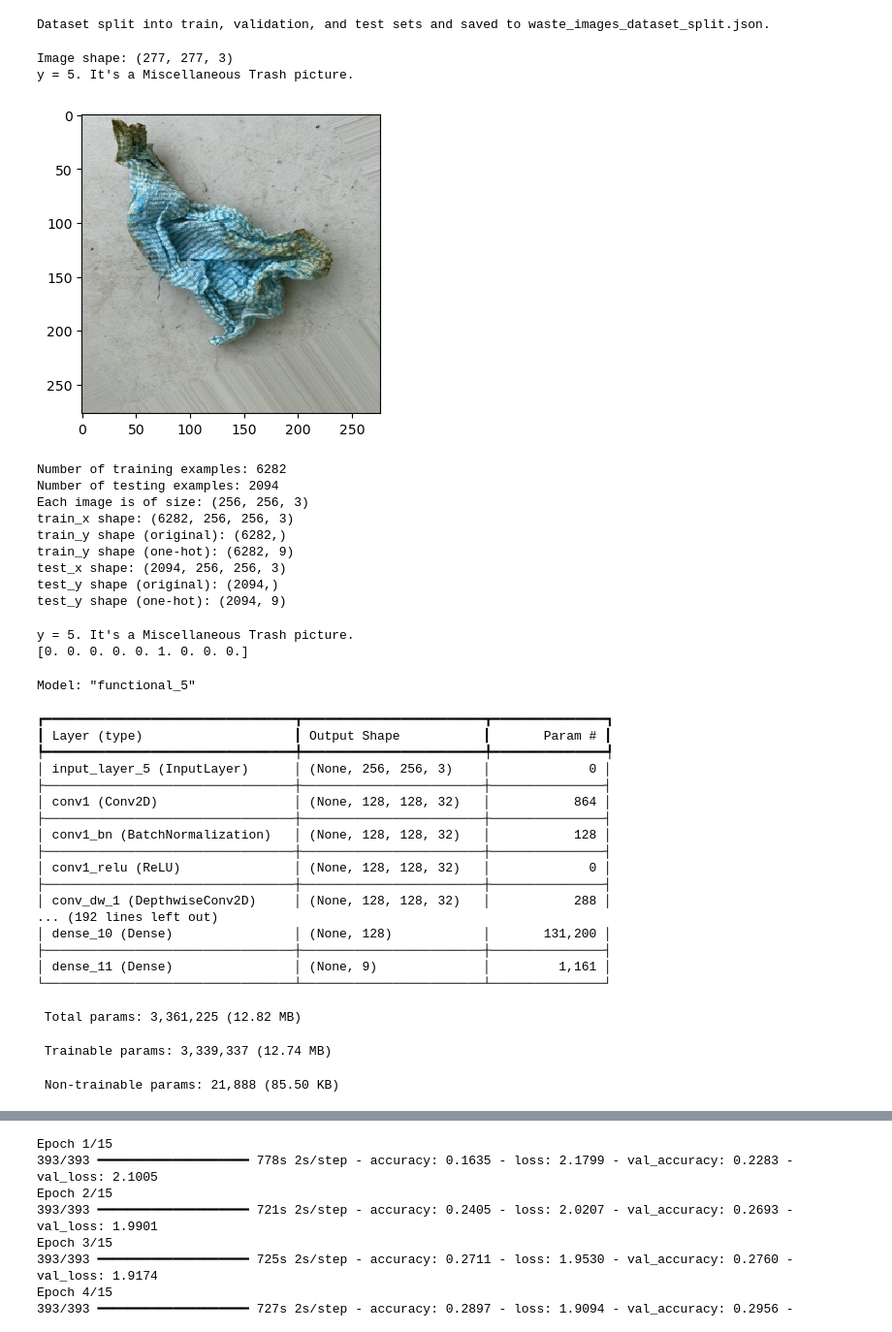
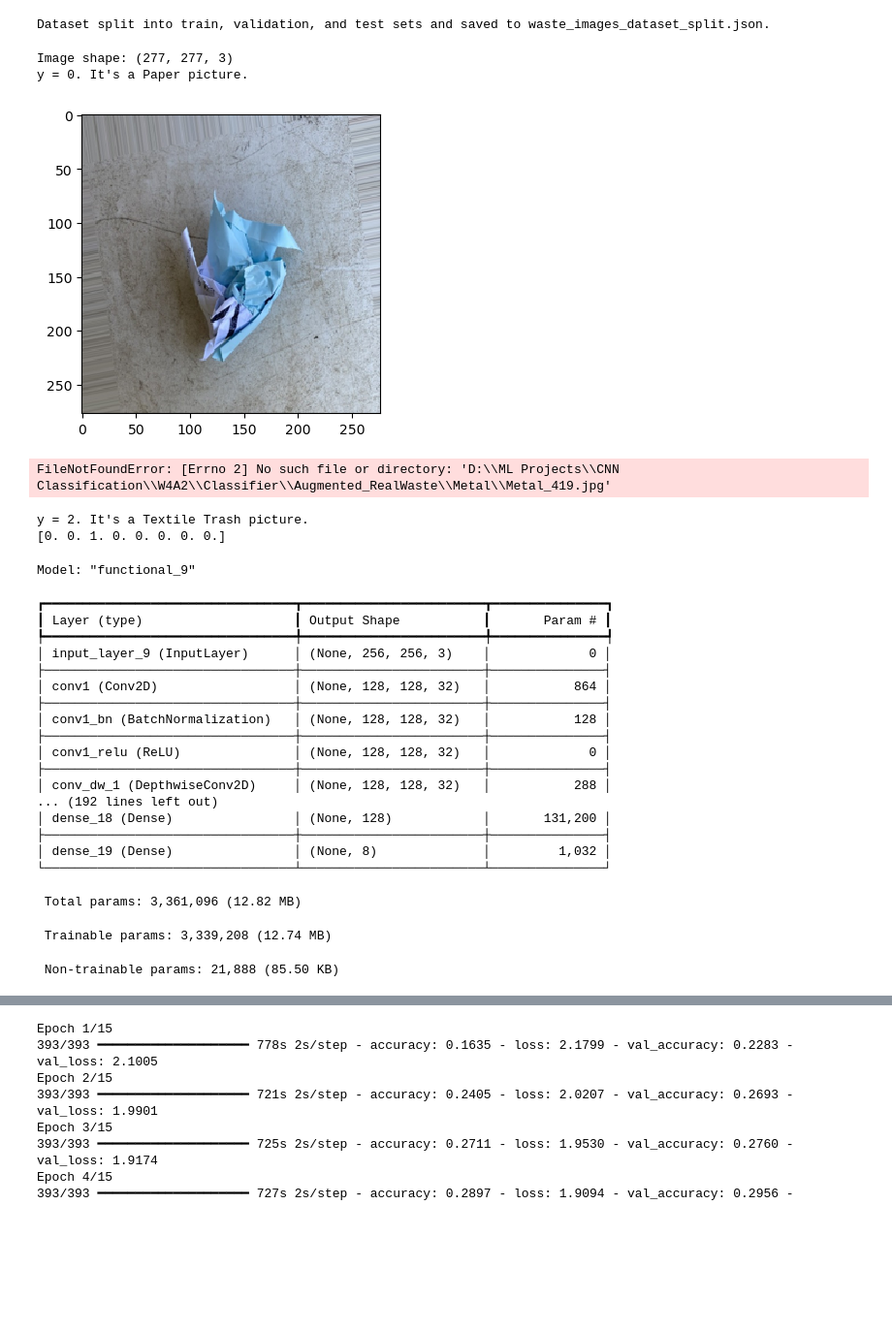
Before and after one commit to NimanthaAdikaram/CNN-Project-VisionX, a Jupyter notebook: Classifier.ipynb, the cells around one changed output, grey strips where cells are left out. Shown at 97% size. Saved outputs shown, nothing was run; the diff lists cells and outputs as text; code cells hidden in the pictures; blank space fills up the shorter version.

```diff
--- a/Classifier.ipynb
+++ b/Classifier.ipynb
@@ -100,7 +97,7 @@ print("Augmentation completed!")
 Augmentation completed!
 # %%
 # Set your directory path where the images are stored
-image_dir = r'D:\ML Projects\CNN Classification\W4A2\Classifier\Augmented_RealWaste'
+image_dir = r'D:\ML Projects\CNN Classification\W4A2\Classifier\BalancedAugmentedDataset'
 data = []
 
 # Iterate through each type of waste folder
@@ -154,36 +151,36 @@ Dataset split into train, validation, and test sets and saved to waste_images_da
 # %%
 # Load the dataset from the JSON file
 json_file_path = 'waste_images_dataset_split.json'
 
 with open(json_file_path, 'r') as json_file:
     dataset = json.load(json_file)
 
 # Example of using the training set
 train_data = dataset['train']
 train_x = train_data['X']  # Image paths
 train_y = train_data['y']   # Labels
 
 # Choose an index to display an image
-index = 389
+index = 6
 num_px = 277
 
 # Load the image from the specified path
 image_path = train_x[index]
 image = Image.open(image_path).resize((num_px, num_px))  # Resize as necessary
 plt.imshow(image)
 
 # Print the shape of the image
 print("Image shape:", np.array(image).shape)
 
 # Get the corresponding label
 label = train_y_names[index]
 label_number = train_y[index]
-print("y = " + str(label_number) + ". It's a " + label + " picture.")
-classes = ["Glass", "Plastic", "Metal", "Miscellaneous Trash", "Cardboard", "Food Organics", "Textile Trash", "Paper", "Vegetation"]
+print("y = " + str(label_number) + ". It's a " + label + " picture.") # 0-paper,
+classes = ["Paper", "Plastic", "Textile Trash", "Food Organics", "Cardboard", "Metal", "Vegetation", "Glass"]
 # %% [output]
 Image shape: (277, 277, 3)
-y = 5. It's a Miscellaneous Trash picture.
+y = 0. It's a Paper picture.
-[figure, old version]
+[figure, new version]
 # %%
 from sklearn.preprocessing import OneHotEncoder
 import numpy as np
@@ -232,15 +229,7 @@ print("test_x shape: " + str(test_x.shape))
 print("test_y shape (original): " + str(test_y.shape))
 print("test_y shape (one-hot): " + str(test_y_one_hot.shape))
 # %% [output]
-Number of training examples: 6282
-Number of testing examples: 2094
-Each image is of size: (256, 256, 3)
-train_x shape: (6282, 256, 256, 3)
-train_y shape (original): (6282,)
-train_y shape (one-hot): (6282, 9)
-test_x shape: (2094, 256, 256, 3)
-test_y shape (original): (2094,)
-test_y shape (one-hot): (2094, 9)
+FileNotFoundError: [Errno 2] No such file or directory: 'D:\\ML Projects\\CNN Classification\\W4A2\\Classifier\\Augmented_RealWaste\\Metal\\Metal_419.jpg'
 # %%
 # Get the corresponding label
 label = train_y_names[index]
@@ -248,15 +237,15 @@ label_number = train_y[index]
 print("y = " + str(label_number) + ". It's a " + label + " picture.")
 print(train_y_one_hot[index])
 # %% [output]
-y = 5. It's a Miscellaneous Trash picture.
-[0. 0. 0. 0. 0. 1. 0. 0. 0.]
+y = 2. It's a Textile Trash picture.
+[0. 0. 1. 0. 0. 0. 0. 0.]
 # %%
 from tensorflow.keras.applications import MobileNet
 from tensorflow.keras import layers, models
 
 # Load the InceptionV3 model with pre-trained ImageNet weights
 MobileNet_base_model = MobileNet(weights='imagenet', include_top=False, input_shape=(256, 256, 3))
-num_classes = 9
+num_classes = 8
 
 # Add custom classification layers
 x = layers.GlobalAveragePooling2D()(MobileNet_base_model.output)  # Global average pooling instead of flattening
@@ -269,11 +258,11 @@ MobileNet_model = models.Model(inputs=MobileNet_base_model.input, outputs=output
 # Summary
 MobileNet_model.summary()
 # %% [output]
-Model: "functional_5"
+Model: "functional_9"
 ┏━━━━━━━━━━━━━━━━━━━━━━━━━━━━━━━━━┳━━━━━━━━━━━━━━━━━━━━━━━━┳━━━━━━━━━━━━━━━┓
 ┃ Layer (type)                    ┃ Output Shape           ┃       Param # ┃
 ┡━━━━━━━━━━━━━━━━━━━━━━━━━━━━━━━━━╇━━━━━━━━━━━━━━━━━━━━━━━━╇━━━━━━━━━━━━━━━┩
-│ input_layer_5 (InputLayer)      │ (None, 256, 256, 3)    │             0 │
+│ input_layer_9 (InputLayer)      │ (None, 256, 256, 3)    │             0 │
 ├─────────────────────────────────┼────────────────────────┼───────────────┤
 │ conv1 (Conv2D)                  │ (None, 128, 128, 32)   │           864 │
 ├─────────────────────────────────┼────────────────────────┼───────────────┤
@@ -283,12 +272,12 @@ Model: "functional_5"
 ├─────────────────────────────────┼────────────────────────┼───────────────┤
 │ conv_dw_1 (DepthwiseConv2D)     │ (None, 128, 128, 32)   │           288 │
 ... (192 lines left out)
-│ dense_10 (Dense)                │ (None, 128)            │       131,200 │
+│ dense_18 (Dense)                │ (None, 128)            │       131,200 │
 ├─────────────────────────────────┼────────────────────────┼───────────────┤
-│ dense_11 (Dense)                │ (None, 9)              │         1,161 │
+│ dense_19 (Dense)                │ (None, 8)              │         1,032 │
 └─────────────────────────────────┴────────────────────────┴───────────────┘
- Total params: 3,361,225 (12.82 MB)
+ Total params: 3,361,096 (12.82 MB)
- Trainable params: 3,339,337 (12.74 MB)
+ Trainable params: 3,339,208 (12.74 MB)
  Non-trainable params: 21,888 (85.50 KB)
 # %%
 from tensorflow.keras.applications import ResNet50
```
Also changed, not shown: parts of 8 cells of this notebook, 1 other file.
